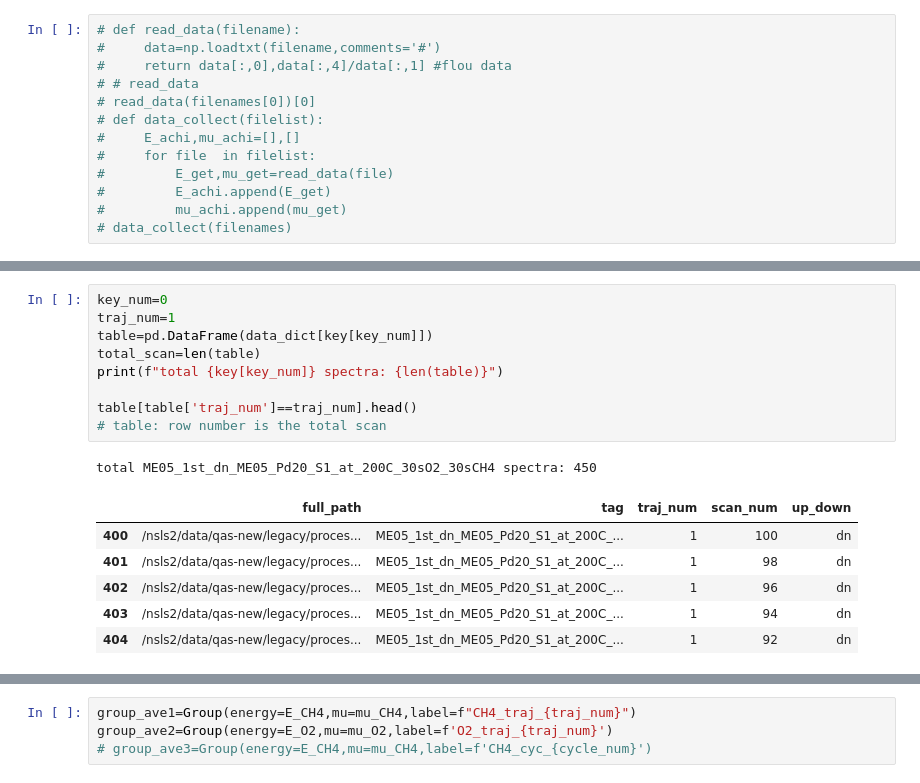
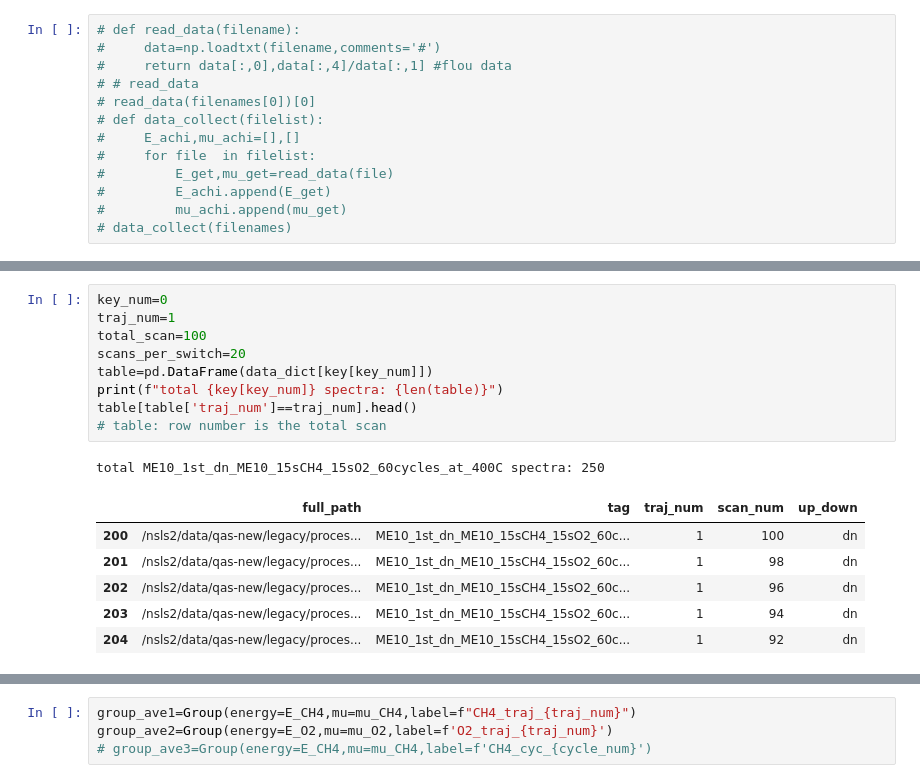
Before and after one commit to kaifengZheng/beamline_script, a Jupyter notebook: data_analysis_07252024_modulation_nonmodulation.ipynb, the cells around one changed output, grey strips where cells are left out. Drawn from its saved outputs; the diff is of its cells as text.

```diff
--- a/data_analysis_07252024_modulation_nonmodulation.ipynb
+++ b/data_analysis_07252024_modulation_nonmodulation.ipynb
@@ -319,17 +340,17 @@ show key_num and corresponding measurement:
 # %%
 key_num=0
 traj_num=1
+total_scan=100
+scans_per_switch=20
 table=pd.DataFrame(data_dict[key[key_num]])
-total_scan=len(table)
 print(f"total {key[key_num]} spectra: {len(table)}")
-
 table[table['traj_num']==traj_num].head()
 # table: row number is the total scan
 # %% [output]
-total ME05_1st_dn_ME05_Pd20_S1_at_200C_30sO2_30sCH4 spectra: 450
+total ME10_1st_dn_ME10_15sCH4_15sO2_60cycles_at_400C spectra: 250
 |  | full_path | tag | traj_num | scan_num | up_down |
-| 400 | /nsls2/data/qas-new/legacy/proces... | ME05_1st_dn_ME05_Pd20_S1_at_200C_... | 1 | 100 | dn |
-| 401 | /nsls2/data/qas-new/legacy/proces... | ME05_1st_dn_ME05_Pd20_S1_at_200C_... | 1 | 98 | dn |
-| 402 | /nsls2/data/qas-new/legacy/proces... | ME05_1st_dn_ME05_Pd20_S1_at_200C_... | 1 | 96 | dn |
-| 403 | /nsls2/data/qas-new/legacy/proces... | ME05_1st_dn_ME05_Pd20_S1_at_200C_... | 1 | 94 | dn |
-| 404 | /nsls2/data/qas-new/legacy/proces... | ME05_1st_dn_ME05_Pd20_S1_at_200C_... | 1 | 92 | dn |
+| 200 | /nsls2/data/qas-new/legacy/proces... | ME10_1st_dn_ME10_15sCH4_15sO2_60c... | 1 | 100 | dn |
+| 201 | /nsls2/data/qas-new/legacy/proces... | ME10_1st_dn_ME10_15sCH4_15sO2_60c... | 1 | 98 | dn |
+| 202 | /nsls2/data/qas-new/legacy/proces... | ME10_1st_dn_ME10_15sCH4_15sO2_60c... | 1 | 96 | dn |
+| 203 | /nsls2/data/qas-new/legacy/proces... | ME10_1st_dn_ME10_15sCH4_15sO2_60c... | 1 | 94 | dn |
+| 204 | /nsls2/data/qas-new/legacy/proces... | ME10_1st_dn_ME10_15sCH4_15sO2_60c... | 1 | 92 | dn |
```
Also changed, not shown: parts of 22 cells of this notebook.
